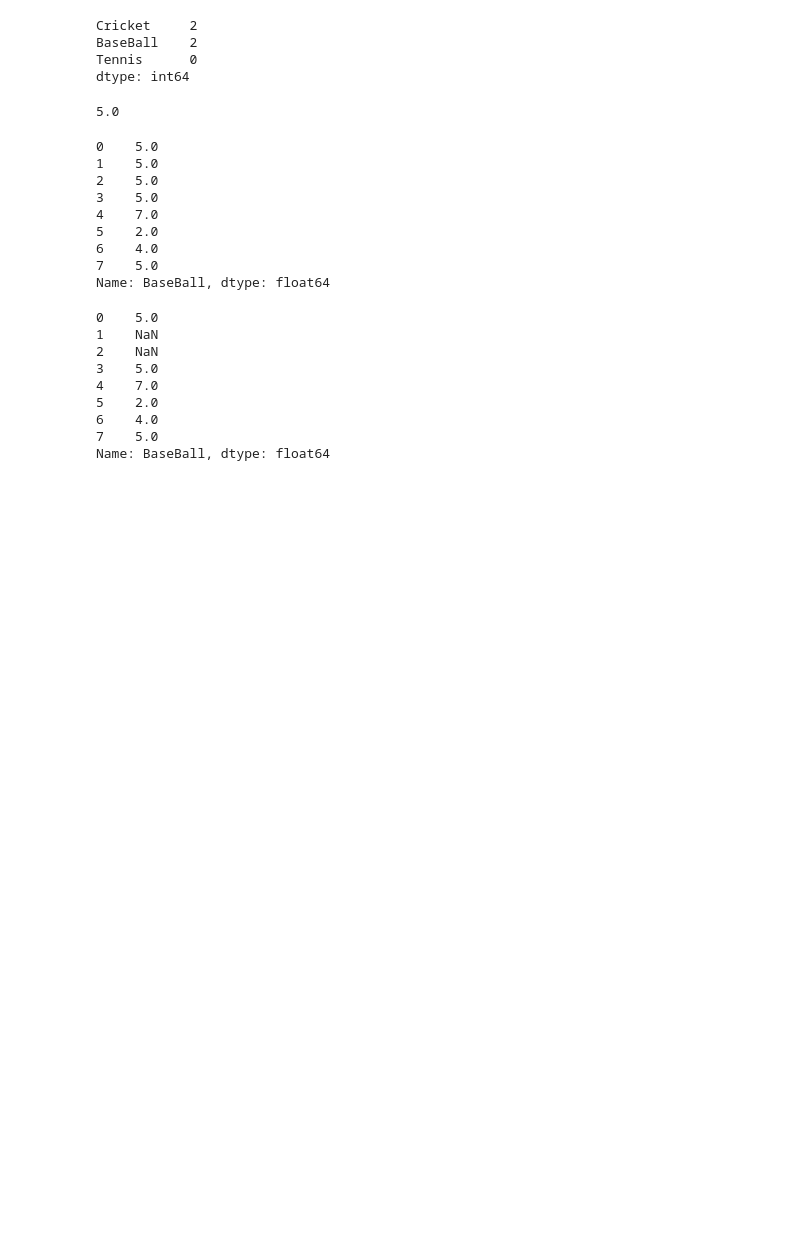
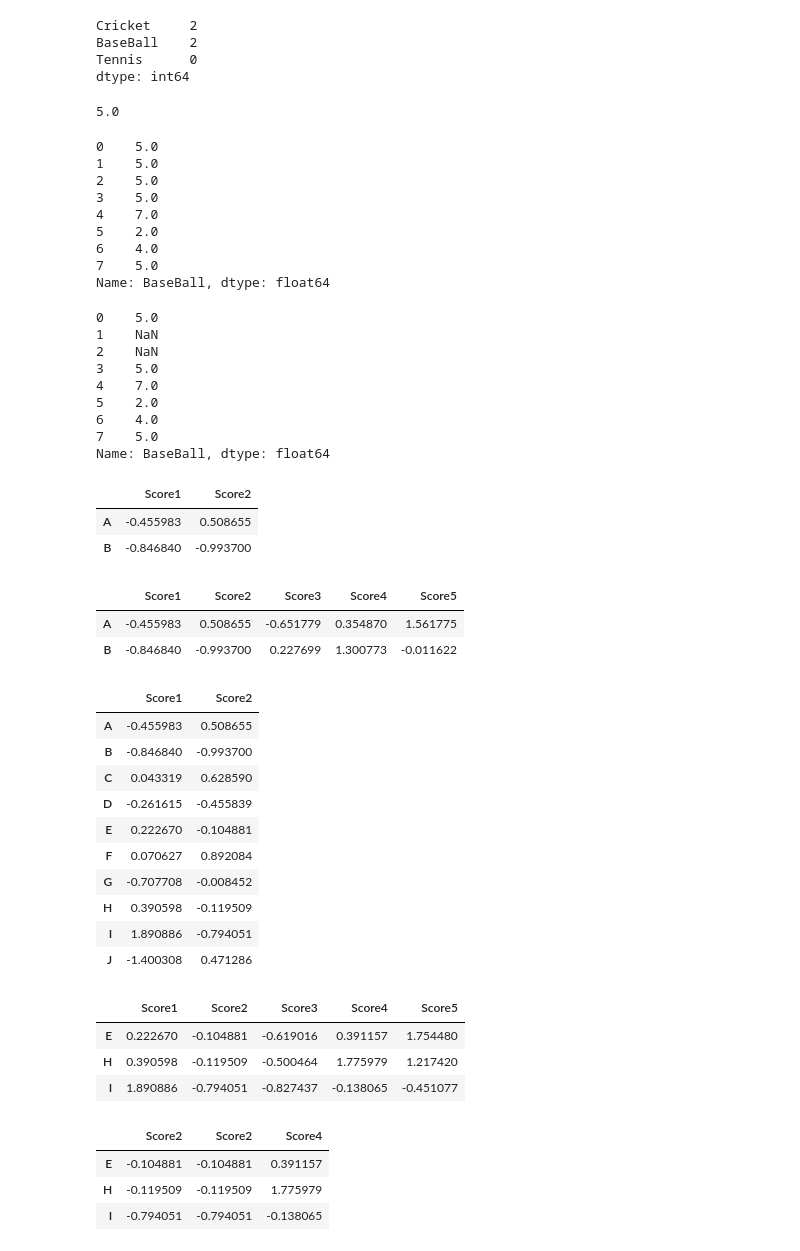
Before and after one commit to sekharsubramanian/Grads_Day0, a Jupyter notebook: Welcome_To_Colaboratory.ipynb, the cells around one changed output. Drawn from its saved outputs; the diff is of its cells as text; code cells hidden in the pictures; blank space fills up the shorter version.

```diff
--- a/Welcome_To_Colaboratory.ipynb
+++ b/Welcome_To_Colaboratory.ipynb
@@ -1014,3 +1014,44 @@ dataframe['BaseBall']
 6    4.0
 7    5.0
 Name: BaseBall, dtype: float64
+# %%
+df.loc[['A','B'],['Score1','Score2']]
+# %% [output]
+|  | Score1 | Score2 |
+| A | -0.455983 | 0.508655 |
+| B | -0.846840 | -0.993700 |
+# %%
+df.loc[['A','B']]
+# %% [output]
+|  | Score1 | Score2 | Score3 | Score4 | Score5 |
+| A | -0.455983 | 0.508655 | -0.651779 | 0.354870 | 1.561775 |
+| B | -0.846840 | -0.993700 | 0.227699 | 1.300773 | -0.011622 |
+# %%
+df.loc[:,['Score1','Score2']]
+# %% [output]
+|  | Score1 | Score2 |
+| A | -0.455983 | 0.508655 |
+| B | -0.846840 | -0.993700 |
+| C | 0.043319 | 0.628590 |
+| D | -0.261615 | -0.455839 |
+| E | 0.222670 | -0.104881 |
+| F | 0.070627 | 0.892084 |
+| G | -0.707708 | -0.008452 |
+| H | 0.390598 | -0.119509 |
+| I | 1.890886 | -0.794051 |
+| J | -1.400308 | 0.471286 |
+# %%
+
+df[df['Score1']>0.1]
+# %% [output]
+|  | Score1 | Score2 | Score3 | Score4 | Score5 |
+| E | 0.222670 | -0.104881 | -0.619016 | 0.391157 | 1.754480 |
+| H | 0.390598 | -0.119509 | -0.500464 | 1.775979 | 1.217420 |
+| I | 1.890886 | -0.794051 | -0.827437 | -0.138065 | -0.451077 |
+# %%
+df[(df['Score1']>0.1) & (df['Score2']<0.5)][['Score2','Score2','Score4']]
+# %% [output]
+|  | Score2 | Score2 | Score4 |
+| E | -0.104881 | -0.104881 | 0.391157 |
+| H | -0.119509 | -0.119509 | 1.775979 |
+| I | -0.794051 | -0.794051 | -0.138065 |
```
